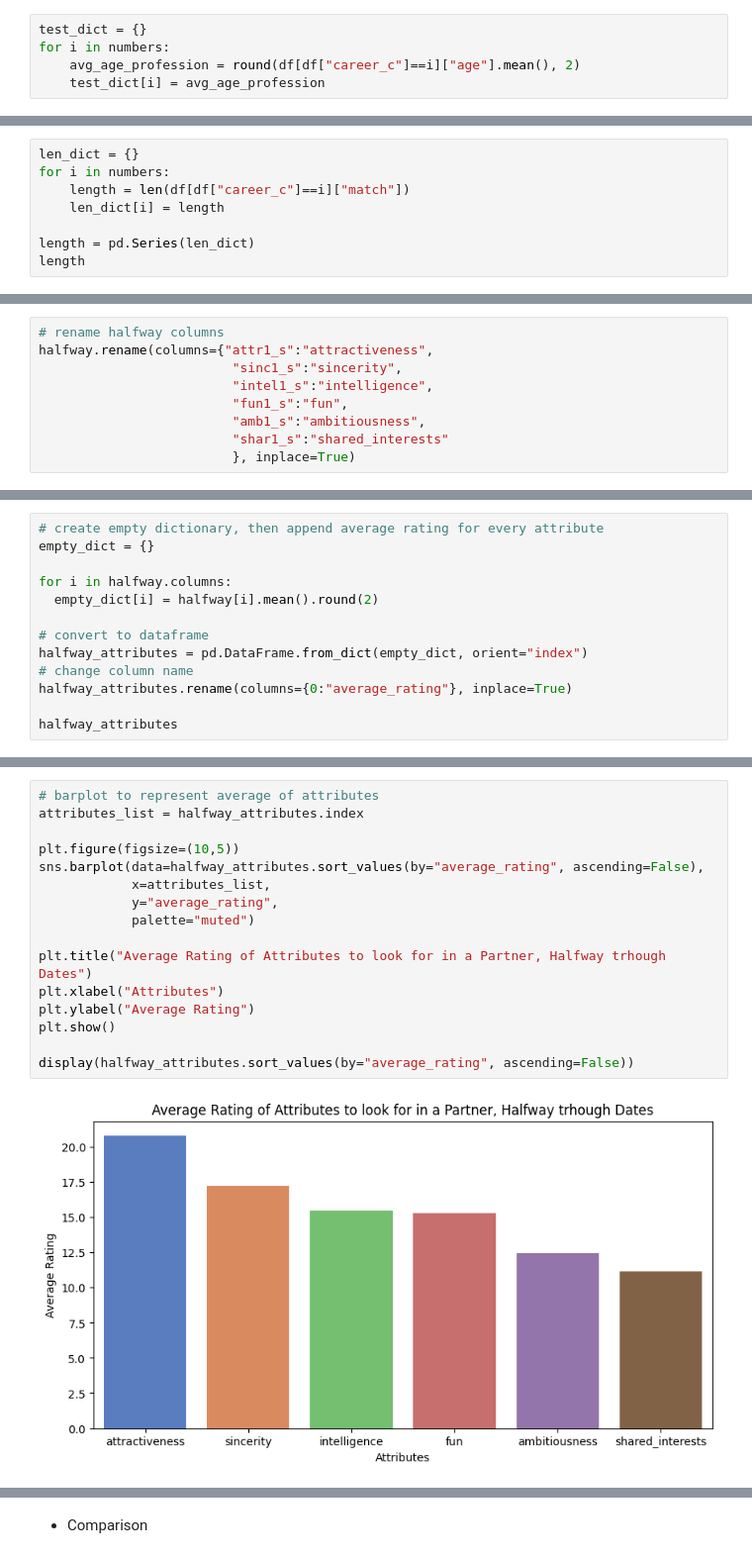
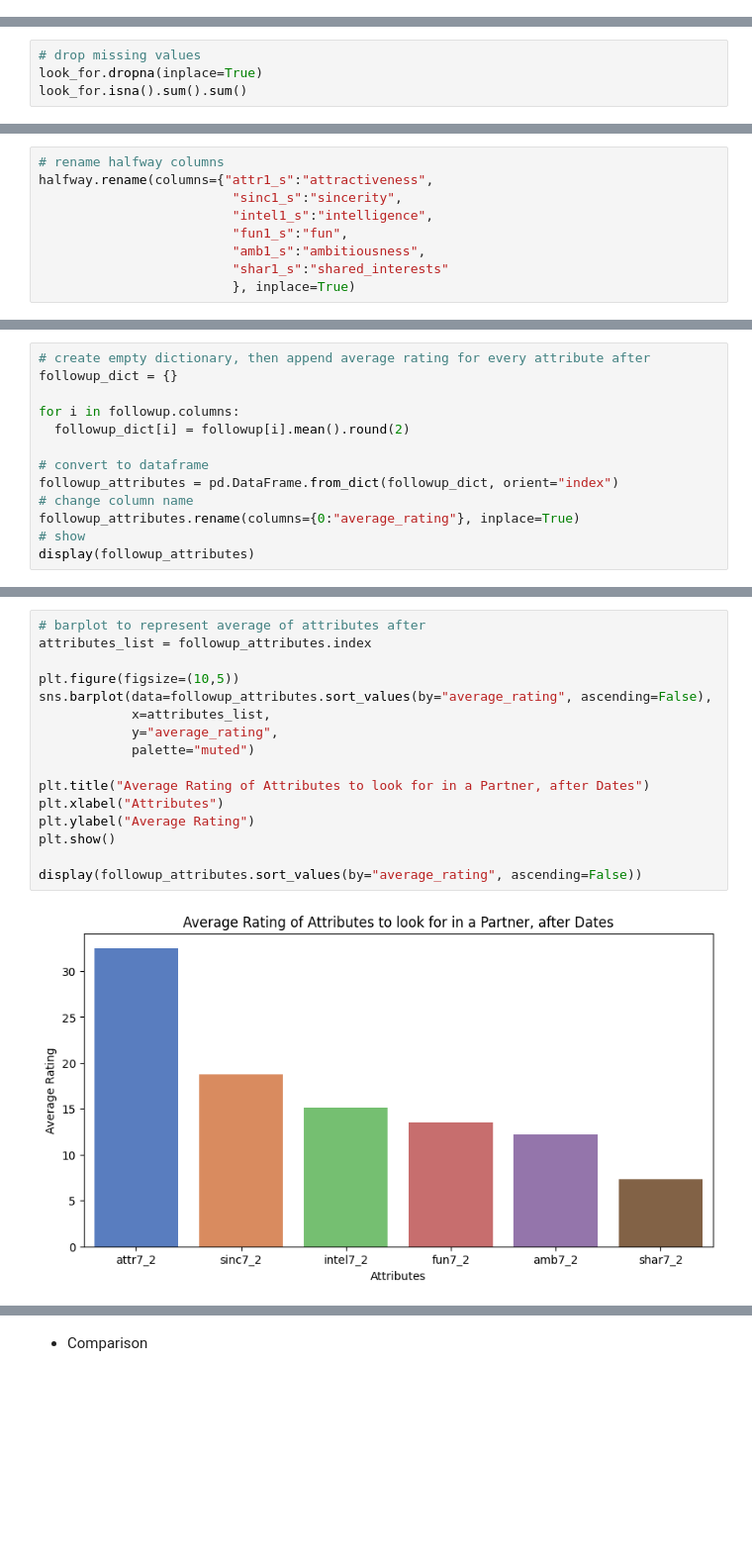
Before and after one commit to davidegc1/EDA_SpeedDating, a Jupyter notebook: Speed_dating.ipynb, the cells around one changed output, grey strips where cells are left out. Shown at 99% size. Saved outputs shown, nothing was run; the diff lists cells and outputs as text; blank space fills up the shorter version.

```diff
--- a/Speed_dating.ipynb
+++ b/Speed_dating.ipynb
@@ -512,5 +186,0 @@ profession_match[profession_match["quantity"]>50].sort_values(by="match_percenta
-# %%
-test_dict = {}
-for i in numbers:
-    avg_age_profession = round(df[df["career_c"]==i]["age"].mean(), 2)
-    test_dict[i] = avg_age_profession
@@ -572,8 +308,0 @@ interests
-# %%
-len_dict = {}
-for i in numbers:
-    length = len(df[df["career_c"]==i]["match"])
-    len_dict[i] = length
-
-length = pd.Series(len_dict)
-length
@@ -647,0 +376,4 @@ look_for.head()
+# %%
+# drop missing values
+look_for.dropna(inplace=True)
+look_for.isna().sum().sum()
@@ -988,16 +726,16 @@ halfway.dropna(inplace=True)
 followup.dropna(inplace=True)
 # %%
-# create empty dictionary, then append average rating for every attribute
-empty_dict = {}
+# create empty dictionary, then append average rating for every attribute after
+followup_dict = {}
 
-for i in halfway.columns:
-  empty_dict[i] = halfway[i].mean().round(2)
+for i in followup.columns:
+  followup_dict[i] = followup[i].mean().round(2)
 
 # convert to dataframe
-halfway_attributes = pd.DataFrame.from_dict(empty_dict, orient="index")
+followup_attributes = pd.DataFrame.from_dict(followup_dict, orient="index")
 # change column name
-halfway_attributes.rename(columns={0:"average_rating"}, inplace=True)
-
-halfway_attributes
+followup_attributes.rename(columns={0:"average_rating"}, inplace=True)
+# show
+display(followup_attributes)
 # %% [output]
 |  | average_rating |
@@ -1010,19 +748,19 @@ halfway_attributes
 # %%
-# barplot to represent average of attributes
-attributes_list = halfway_attributes.index
+# barplot to represent average of attributes after
+attributes_list = followup_attributes.index
 
 plt.figure(figsize=(10,5))
-sns.barplot(data=halfway_attributes.sort_values(by="average_rating", ascending=False),
+sns.barplot(data=followup_attributes.sort_values(by="average_rating", ascending=False),
             x=attributes_list,
             y="average_rating",
             palette="muted")
 
-plt.title("Average Rating of Attributes to look for in a Partner, Halfway trhough Dates")
+plt.title("Average Rating of Attributes to look for in a Partner, after Dates")
 plt.xlabel("Attributes")
 plt.ylabel("Average Rating")
 plt.show()
 
-display(halfway_attributes.sort_values(by="average_rating", ascending=False))
+display(followup_attributes.sort_values(by="average_rating", ascending=False))
 # %% [output]
-[figure, old version]
+[figure, new version]
 |  | average_rating |
```
Also changed, not shown: parts of 219 cells of this notebook, 1 other file.
